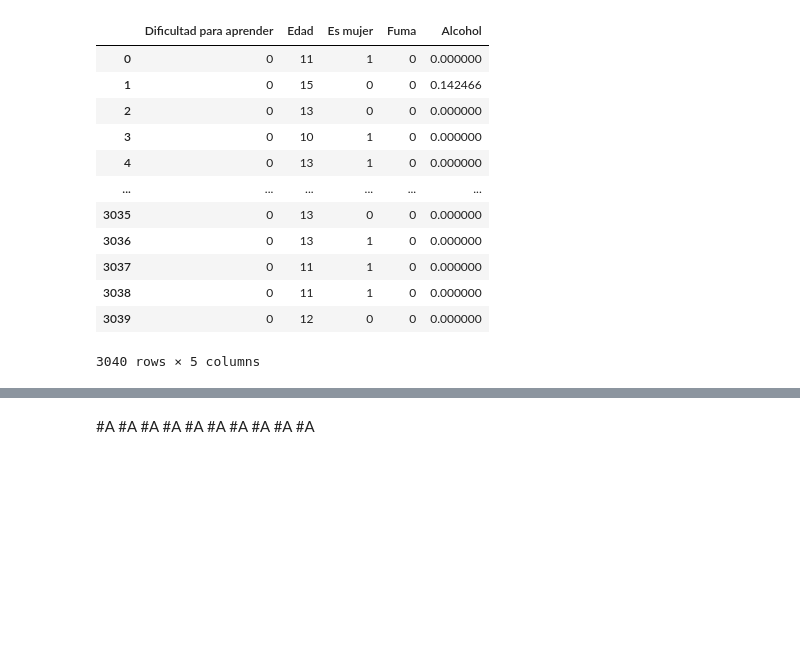
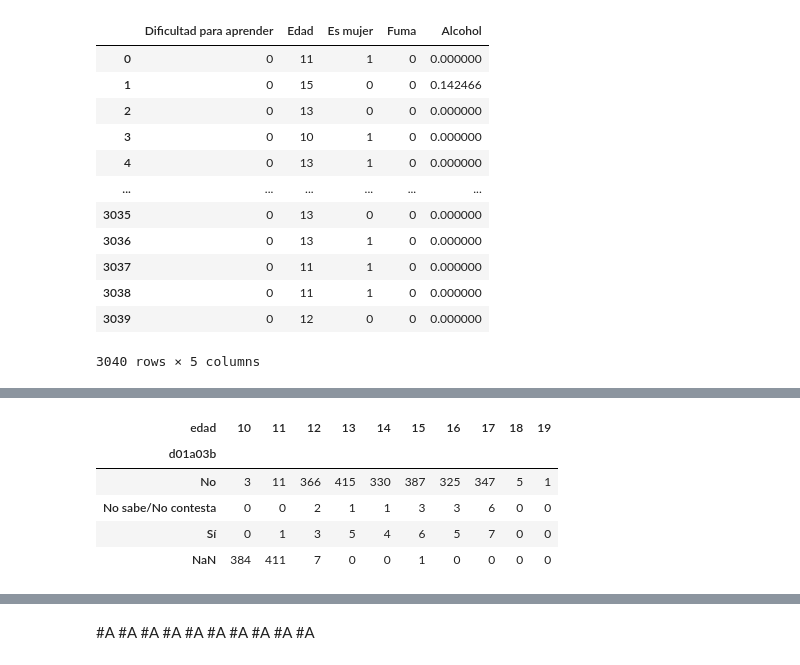
Before and after one commit to omar-tueme/ciencia-de-datos-avanzada-mek-enero-2026, a Jupyter notebook: 01_EDA.ipynb, the cells around one changed output, grey strips where cells are left out. Drawn from its saved outputs; the diff is of its cells as text; code cells hidden in the pictures; blank space fills up the shorter version.

```diff
--- a/01_EDA.ipynb
+++ b/01_EDA.ipynb
@@ -956,0 +1040,13 @@ df_final
+# %%
+pd.crosstab(
+    df_clean1['d01a03b'],
+    df_clean1['edad'],
+    dropna=False
+)
+# %% [output]
+| edad | 10 | 11 | 12 | 13 | 14 | 15 | 16 | 17 | 18 | 19 |
+| d01a03b |  |  |  |  |  |  |  |  |  |  |
+| No | 3 | 11 | 366 | 415 | 330 | 387 | 325 | 347 | 5 | 1 |
+| No sabe/No contesta | 0 | 0 | 2 | 1 | 1 | 3 | 3 | 6 | 0 | 0 |
+| Sí | 0 | 1 | 3 | 5 | 4 | 6 | 5 | 7 | 0 | 0 |
+| NaN | 384 | 411 | 7 | 0 | 0 | 1 | 0 | 0 | 0 | 0 |
```
Also changed, not shown: parts of 37 cells of this notebook.
